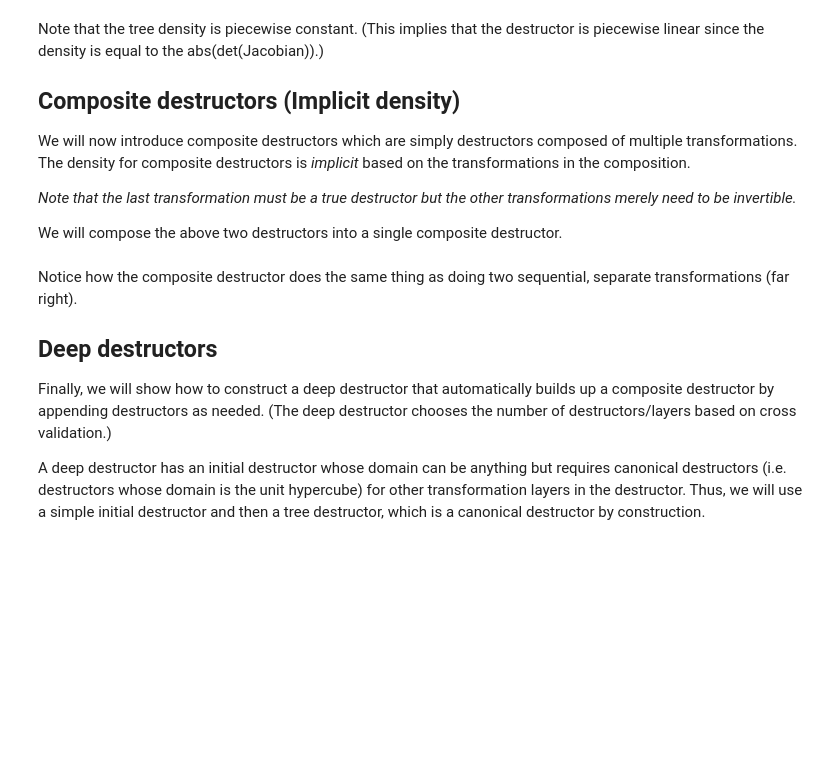
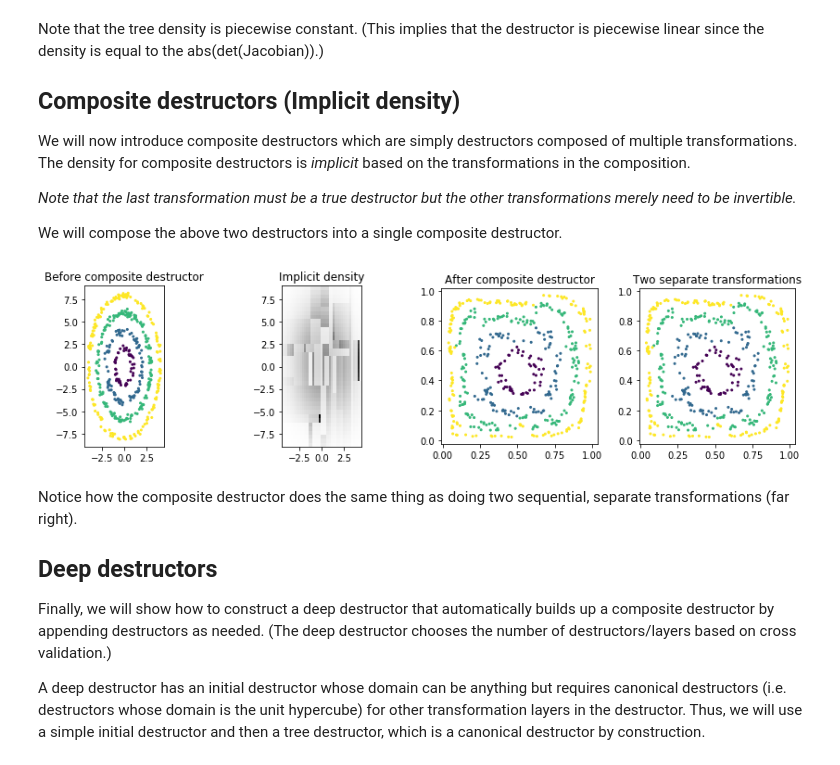
Before and after one commit to davidinouye/destructive-deep-learning, a Jupyter notebook: notebooks/demo_quickstart_tutorial.ipynb, the cells around one changed output. Saved outputs shown, nothing was run; the diff lists cells and outputs as text; code cells hidden in the pictures; blank space fills up the shorter version.

```diff
--- a/notebooks/demo_quickstart_tutorial.ipynb
+++ b/notebooks/demo_quickstart_tutorial.ipynb
@@ -117,11 +136,14 @@ We will compose the above two destructors into a single composite destructor.
 # %%
 from sklearn.base import clone
 from ddl.base import CompositeDestructor
 composite_destructor = CompositeDestructor([clone(ind_destructor), clone(tree_destructor)])
 Z_tree_2 = composite_destructor.fit_transform(X)
-plot_multiple([X, composite_destructor.density_, Z_tree_2, Z_tree], [y, dict(get_prev_bounds=True), y, y],
+plot_multiple([X, composite_destructor.density_, Z_tree_2, Z_tree],
+              [y, dict(get_prev_bounds=True), y, y],
               titles=['Before composite destructor', 'Implicit density', 'After composite destructor',
                       'Two separate transformations'])
+# %% [output]
+[figure, added]
 # %% [markdown]
 Notice how the composite destructor does the same thing as doing two sequential, separate transformations (far right).
 
```
Also changed, not shown: parts of 22 cells of this notebook.
